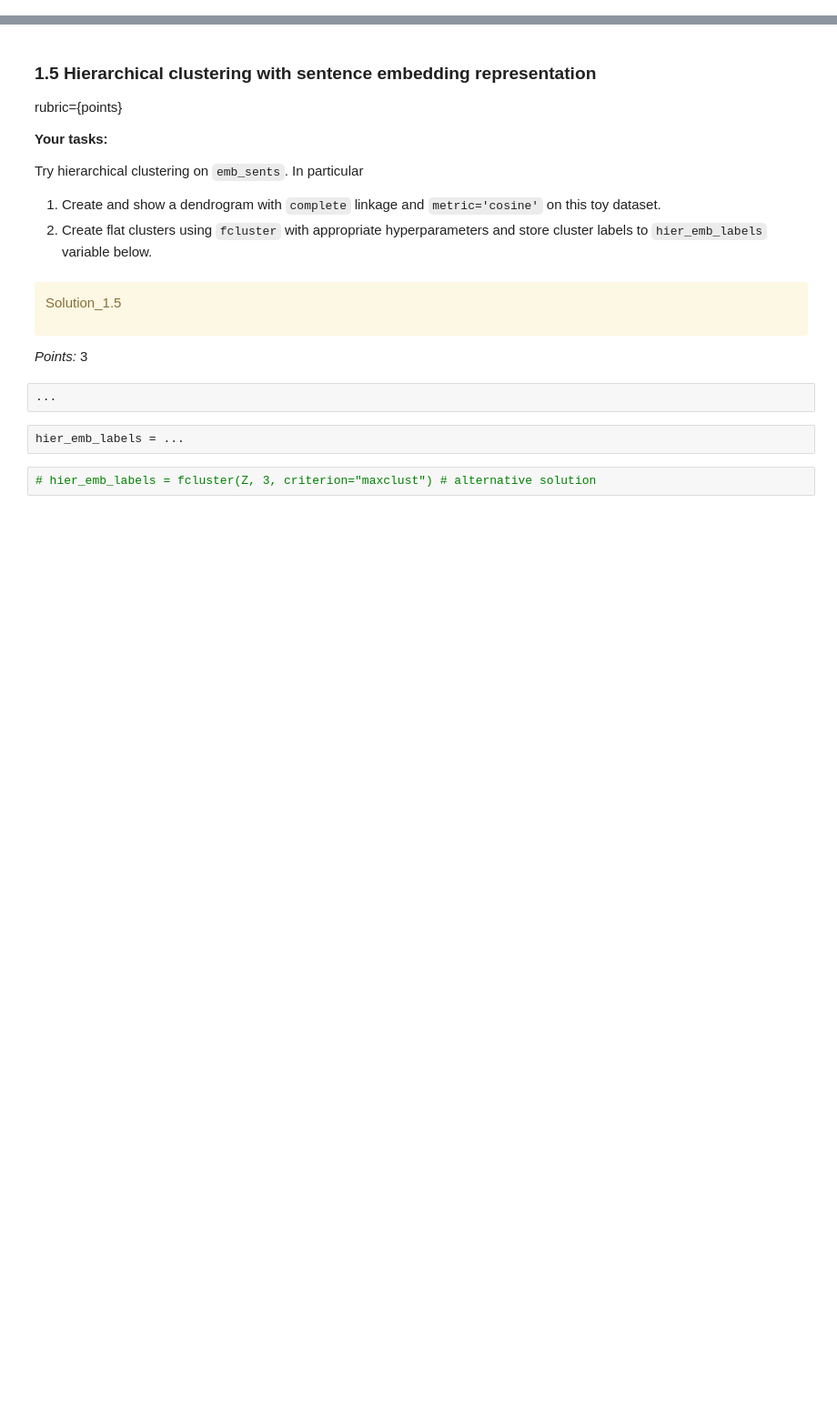
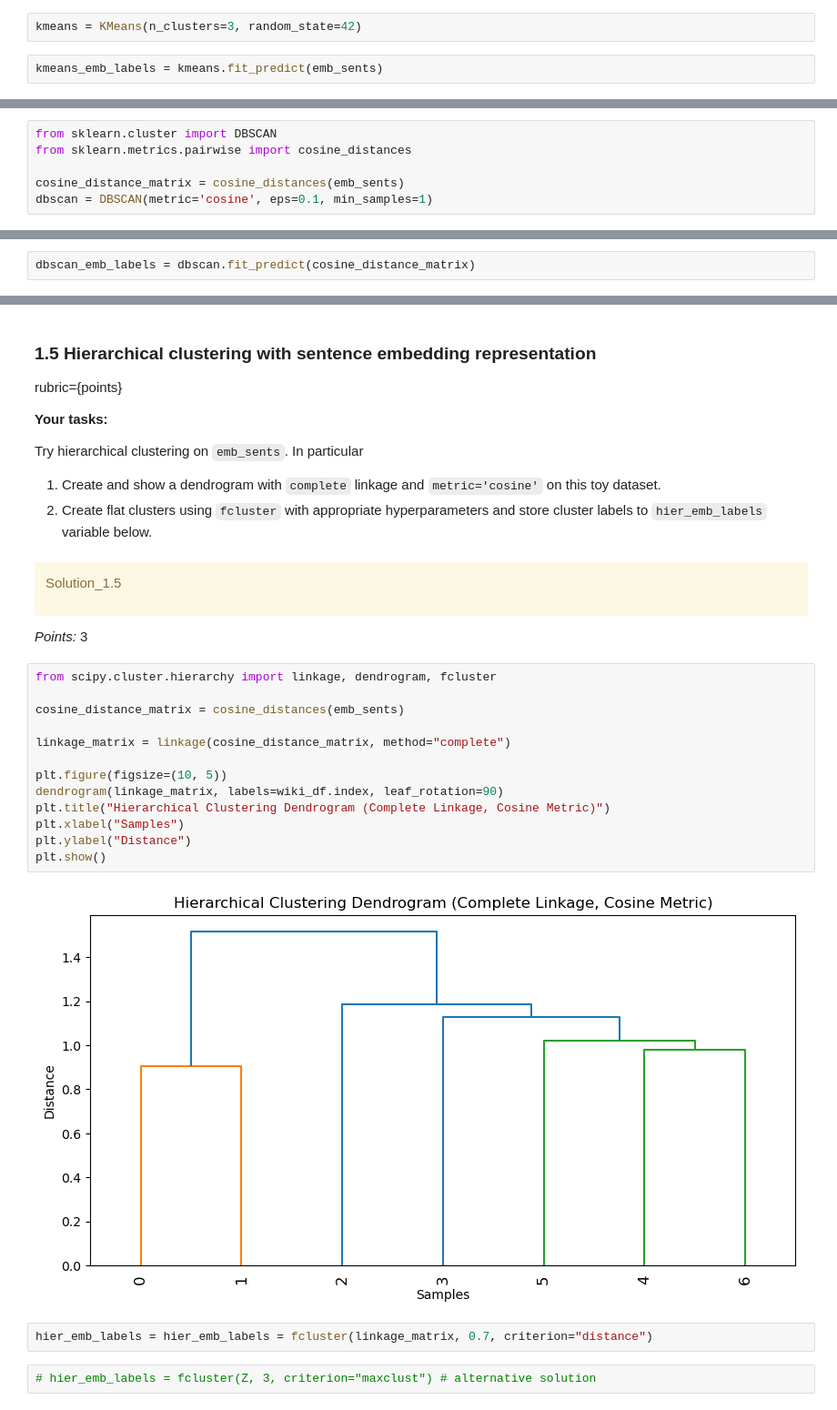
Before and after one commit to miketham24/cpsc330_hw6, a Jupyter notebook: hw6.ipynb, the cells around one changed output, grey strips where cells are left out. Shown at 91% size. Saved outputs shown, nothing was run; the diff lists cells and outputs as text; blank space fills up the shorter version.

```diff
--- a/hw6.ipynb
+++ b/hw6.ipynb
@@ -278,3 +299,7 @@ kmeans_emb_labels = ...
+# %%
+kmeans = KMeans(n_clusters=3, random_state=42)
+# %%
+kmeans_emb_labels = kmeans.fit_predict(emb_sents)
 # %%
 wiki_df["emb_kmeans"] = kmeans_emb_labels
 wiki_df
@@ -305,5 +339,11 @@ Solution_1.4
 </div>
 
 _Points:_ 4
+# %%
+from sklearn.cluster import DBSCAN
+from sklearn.metrics.pairwise import cosine_distances
+
+cosine_distance_matrix = cosine_distances(emb_sents)
+dbscan = DBSCAN(metric='cosine', eps=0.1, min_samples=1)
 # %%
 ...
@@ -314,3 +352,5 @@ dbscan_emb_labels = ...
+# %%
+dbscan_emb_labels = dbscan.fit_predict(cosine_distance_matrix)
 # %%
 wiki_df["emb_dbscan"] = dbscan_emb_labels
 wiki_df
@@ -337,10 +386,23 @@ Solution_1.5
 </div>
 
 _Points:_ 3
-# %%
-...
-# %%
-hier_emb_labels = ...
+# %%
+from scipy.cluster.hierarchy import linkage, dendrogram, fcluster
+
+cosine_distance_matrix = cosine_distances(emb_sents)
+
+linkage_matrix = linkage(cosine_distance_matrix, method="complete")
+
+plt.figure(figsize=(10, 5))
+dendrogram(linkage_matrix, labels=wiki_df.index, leaf_rotation=90)
+plt.title("Hierarchical Clustering Dendrogram (Complete Linkage, Cosine Metric)")
+plt.xlabel("Samples")
+plt.ylabel("Distance")
+plt.show()
+# %% [output]
+[figure, added]
+# %%
+hier_emb_labels = hier_emb_labels = fcluster(linkage_matrix, 0.7, criterion="distance")
 # %%
 # hier_emb_labels = fcluster(Z, 3, criterion="maxclust") # alternative solution
 # %%
```
Also changed, not shown: parts of 17 cells of this notebook, 1 other file.
